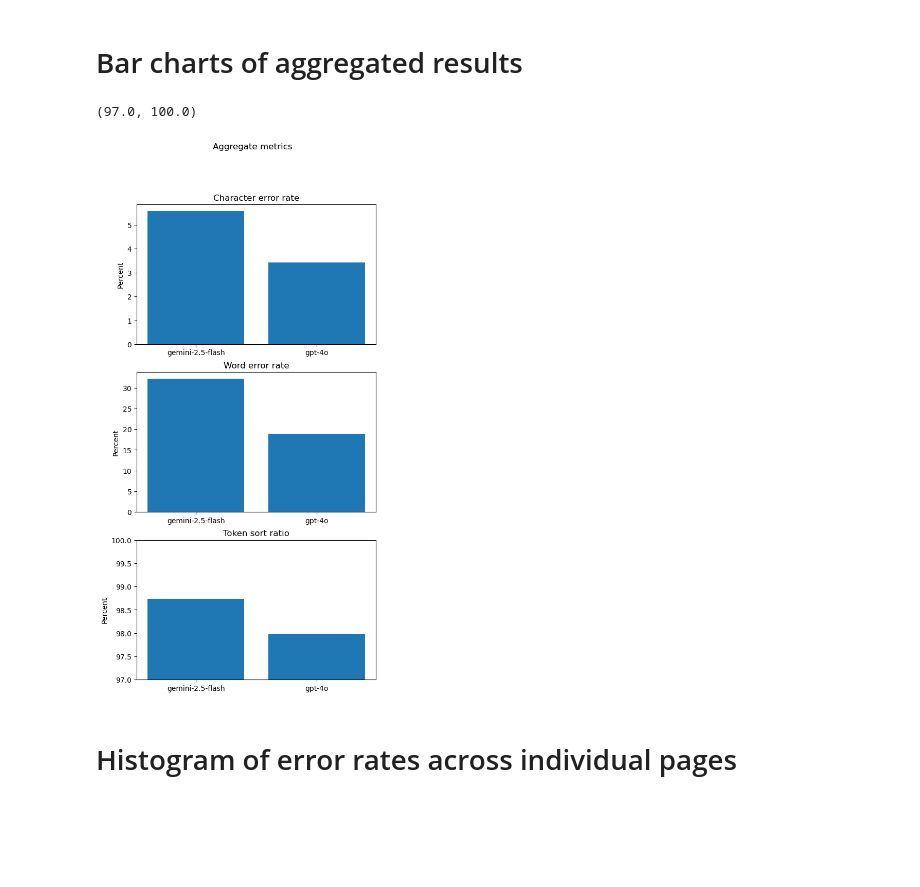
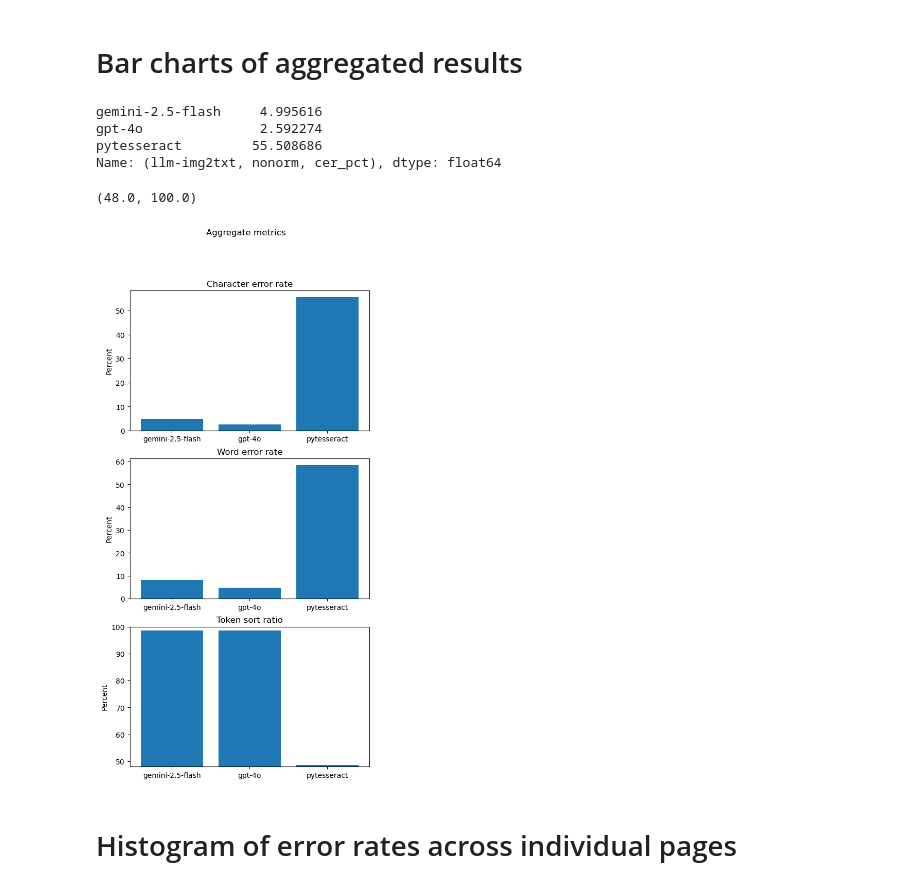
Before and after one commit to GC-20C-Text-Lab/ocr-benchmarking, a Jupyter notebook: src/workflow/text_visualizations.ipynb, the cells around one changed output. Cells and saved outputs as stored; diff of their text form; code cells hidden in the pictures; blank space fills up the shorter version.

Commit message:
handles opening multiple files and uses groupby to create tables

```diff
--- a/src/workflow/text_visualizations.ipynb
+++ b/src/workflow/text_visualizations.ipynb
@@ -39,0 +168,11 @@ results_individual = results.drop(results_aggregate.index, axis="index")
+# %%
+txt_all_docs = llm_txt_results['doc'] == '__ALL__'
+txt_error_rates = (
+    (llm_txt_results['metric'] == 'cer_pct') |
+    (llm_txt_results['metric'] == 'wer_pct') |
+    (llm_txt_results['metric'] == 'token_sort_ratio')
+)
+# %%
+llm_txt_results_grouped = llm_txt_results[~txt_all_docs].drop(columns=['doc', 'time_str']).groupby(['sub_dir', 'cleaning_method', 'metric'])
+llm_txt_results_grouped_mean = llm_txt_results_grouped.mean()
+llm_txt_results_grouped_mean
@@ -42,26 +287,32 @@ results_individual = results.drop(results_aggregate.index, axis="index")
 # %%
 fig, (cer_ax, wer_ax, tsr_ax) = plt.subplots(nrows=3, ncols=1, figsize=(6, 12))
 
-cer_pct = results[results['metric'] == '__ALL__:cer_pct'].drop(columns='metric')
-wer_pct = results[results['metric'] == '__ALL__:wer_pct'].drop(columns='metric')
-token_sort_ratio = results[results['metric'] == '__ALL__:token_sort_ratio'].drop(columns='metric')
-models = cer_pct.columns
+cer_pct = llm_txt_results_grouped_mean.loc['llm-img2txt', 'nonorm', 'cer_pct']
+wer_pct = llm_txt_results_grouped_mean.loc['llm-img2txt', 'nonorm', 'wer_pct']
+tsr_pct = llm_txt_results_grouped_mean.loc['llm-img2txt', 'nonorm', 'token_sort_ratio']
+models = ['gemini-2.5-flash', 'gpt-4o', 'pytesseract']
+
+print(cer_pct)
 
 fig.suptitle('Aggregate metrics')
 
-cer_ax.bar(models, cer_pct.iloc[0])
+cer_ax.bar(models, cer_pct)
 cer_ax.set_title('Character error rate')
 cer_ax.set_ylabel('Percent')
-wer_ax.bar(models, wer_pct.iloc[0])
+wer_ax.bar(models, wer_pct)
 wer_ax.set_title('Word error rate')
 wer_ax.set_ylabel('Percent')
-tsr_ax.bar(models, token_sort_ratio.iloc[0])
+tsr_ax.bar(models, tsr_pct)
 tsr_ax.set_title('Token sort ratio')
 tsr_ax.set_ylabel('Percent')
-tsr_ax.set_ylim(np.floor(np.min(token_sort_ratio)), 100)
+tsr_ax.set_ylim(np.floor(np.min(tsr_pct)), 100)
 # %% [output]
-(97.0, 100.0)
+gemini-2.5-flash     4.995616
+gpt-4o               2.592274
+pytesseract         55.508686
+Name: (llm-img2txt, nonorm, cer_pct), dtype: float64
+(48.0, 100.0)
-[figure, old version]
+[figure, new version]
 # %% [markdown]
 # Histogram of error rates across individual pages
 # %%
```
Also changed, not shown: parts of 18 cells of this notebook.
